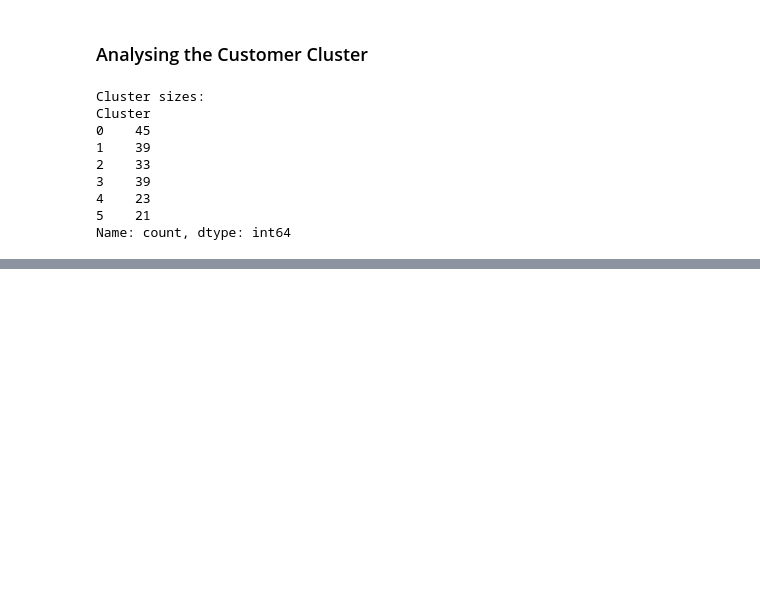
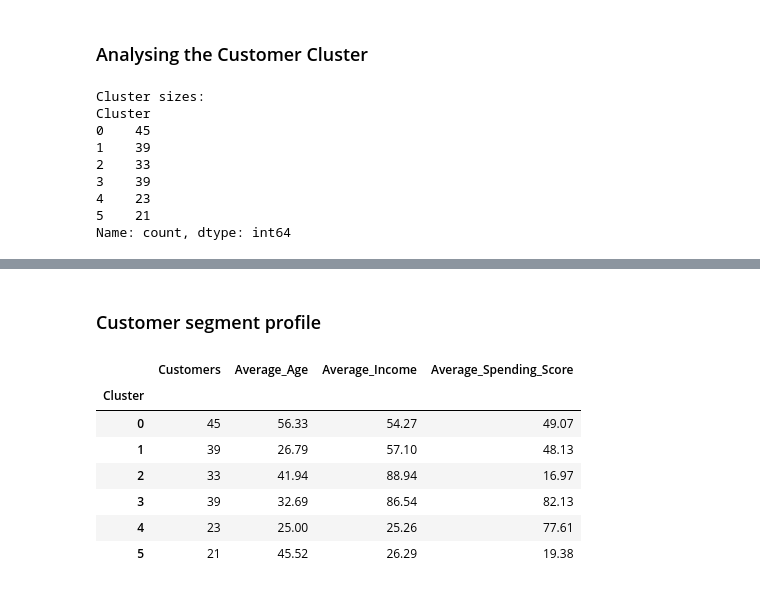
Before and after one commit to PolinaYukhnovets/AIML_3_CustomerSegmentation_byte, a Jupyter notebook: customer_segmentation.ipynb, the cells around one changed output, grey strips where cells are left out. Saved outputs shown, nothing was run; the diff lists cells and outputs as text; code cells hidden in the pictures; blank space fills up the shorter version.

```diff
--- a/customer_segmentation.ipynb
+++ b/customer_segmentation.ipynb
@@ -198,0 +245,20 @@ Name: count, dtype: int64
+# %% [markdown]
+### Customer segment profile
+# %%
+cluster_profiles = df.groupby("Cluster").agg(
+    Customers=("CustomerID", "count"),
+    Average_Age=("Age", "mean"),
+    Average_Income=("Annual Income (k$)", "mean"),
+    Average_Spending_Score=("Spending Score (1-100)", "mean")
+).round(2)
+
+cluster_profiles
+# %% [output]
+|  | Customers | Average_Age | Average_Income | Average_Spending_Score |
+| Cluster |  |  |  |  |
+| 0 | 45 | 56.33 | 54.27 | 49.07 |
+| 1 | 39 | 26.79 | 57.10 | 48.13 |
+| 2 | 33 | 41.94 | 88.94 | 16.97 |
+| 3 | 39 | 32.69 | 86.54 | 82.13 |
+| 4 | 23 | 25.00 | 25.26 | 77.61 |
+| 5 | 21 | 45.52 | 26.29 | 19.38 |
```
Also changed, not shown: parts of 5 cells of this notebook, 2 other files.
